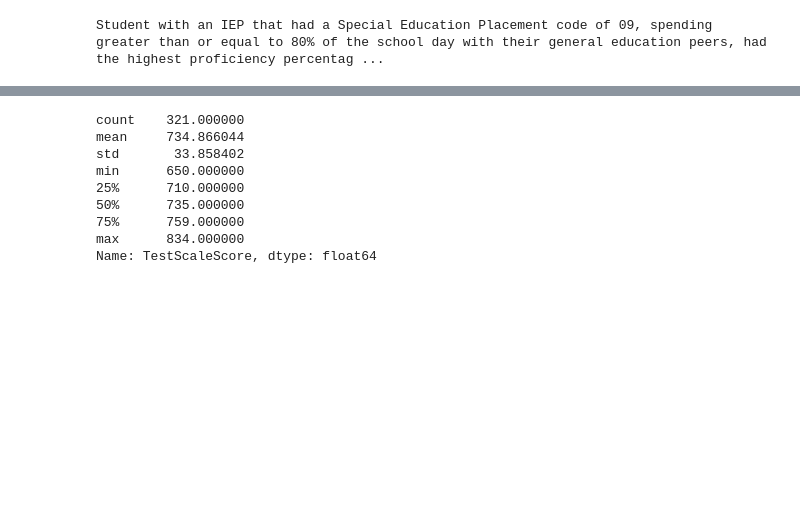
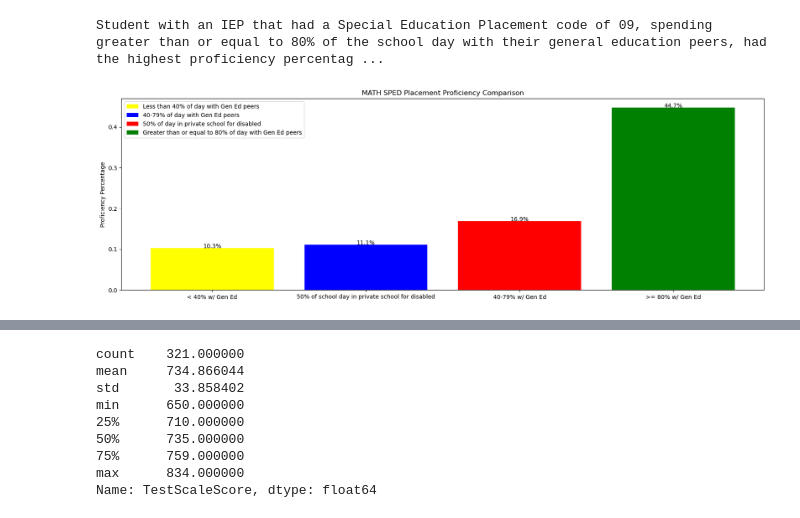
Before and after one commit to Scipio94/LEA-NJSLA-Spr-25-Analysis, a Jupyter notebook: NJSLA_Spr_25_MATH_Analysis_SPED.ipynb, the cells around one changed output, grey strips where cells are left out. Cells and saved outputs as stored; diff of their text form; code cells hidden in the pictures; blank space fills up the shorter version.

```diff
--- a/NJSLA_Spr_25_MATH_Analysis_SPED.ipynb
+++ b/NJSLA_Spr_25_MATH_Analysis_SPED.ipynb
@@ -348,3 +360,26 @@ plt.show()
 print('Student with an IEP that had a Special Education Placement code of 09, spending greater than or equal to 80% of the school day with their general education peers, had the highest proficiency percentage of students with an IEP')
 # %% [output]
 Student with an IEP that had a Special Education Placement code of 09, spending greater than or equal to 80% of the school day with their general education peers, had the highest proficiency percentag ...
+# %%
+# plotting results SPED placement proficiency results
+plt.figure(figsize = (20,6)) #--> creating figure
+
+# plotting figure
+plt.bar(x = 'SPED Placement Description', height = 'Proficiency %',data = sped_placement, color = ['yellow','blue','red','green'],
+        label = ['Less than 40% of day with Gen Ed peers','40-79% of day with Gen Ed peers','50% of day in private school for disabled',
+                 'Greater than or equal to 80% of day with Gen Ed peers'])
+# plt.text(1,.4,'Students in 50% of school day in private school for disabled are OOD placments ')
+
+#labeling
+plt.title(f"{subject} SPED Placement Proficiency Comparison") #--> title
+plt.legend() #--> an underscore in front the label means it will be excluded
+
+# adding proficiency percentages
+for i,v in enumerate(sped_placement['Proficiency %']):
+    plt.text(i,v,f"{v:.1%}", ha = 'center')
+
+plt.ylabel('Proficiency Percentage') #--> y-axis label
+
+plt.show()
+# %% [output]
+[figure, added]
```
Also changed, not shown: parts of 8 cells of this notebook, 1 other file.
